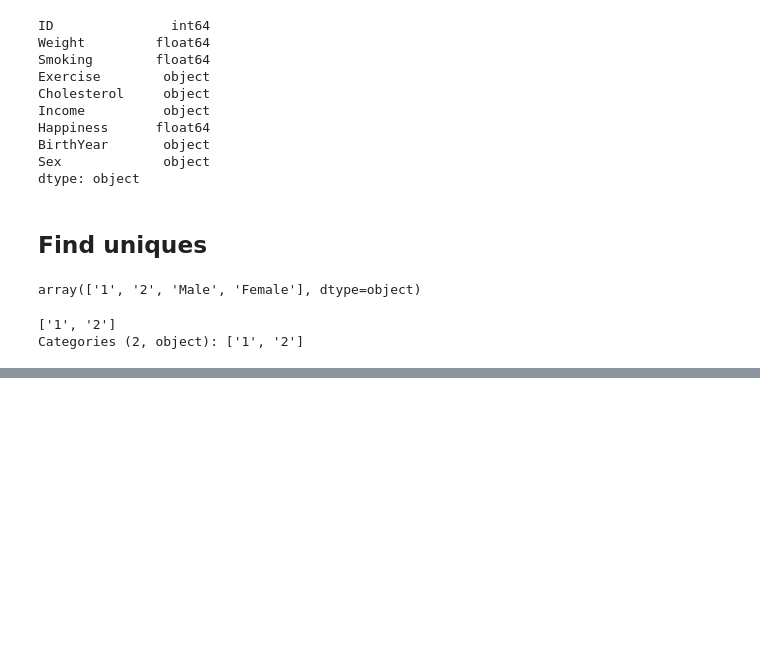
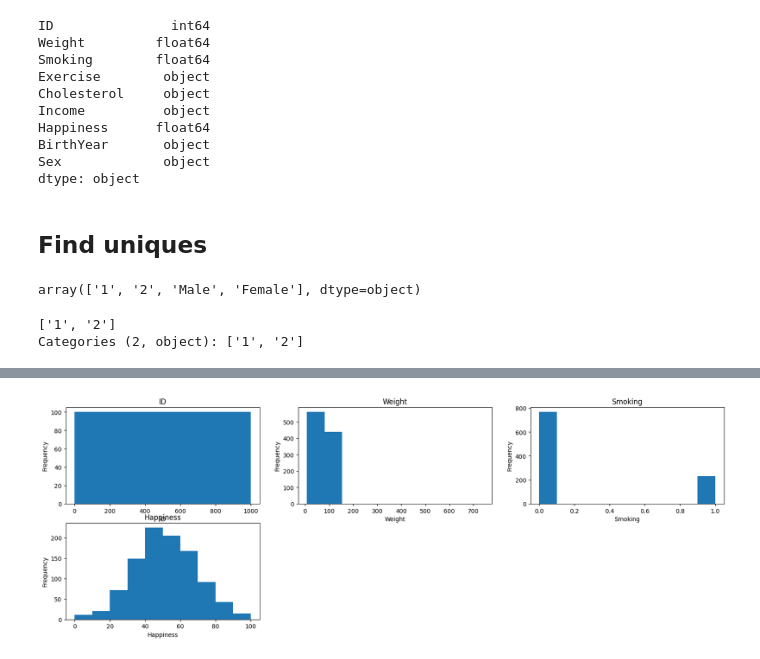
Before and after one commit to WelehoBRUDER/MetropoliaAMK-data-handling, a Jupyter notebook: health-v1-set/main.ipynb, the cells around one changed output, grey strips where cells are left out. Drawn from its saved outputs; the diff is of its cells as text; code cells hidden in the pictures; blank space fills up the shorter version.

```diff
--- a/health-v1-set/main.ipynb
+++ b/health-v1-set/main.ipynb
@@ -36,0 +52,11 @@ Categories (2, object): ['1', '2']
+# %%
+def plot_data(df):
+    plt.figure(figsize=(20, 10))
+    for i, col in enumerate(df.select_dtypes(include=['int', 'float'])):
+        plt.subplot(3, 3, i+1)
+        df[col].plot(kind='hist', title=col)
+        plt.xlabel(col)
+
+plot_data(df)
+# %% [output]
+[figure, added]
```
Also changed, not shown: parts of 1 cell of this notebook.
